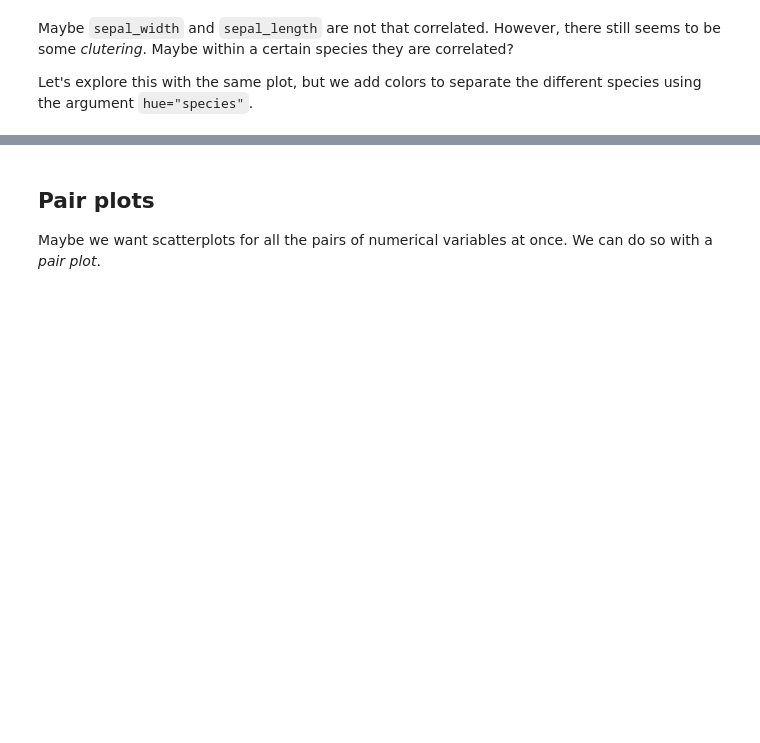
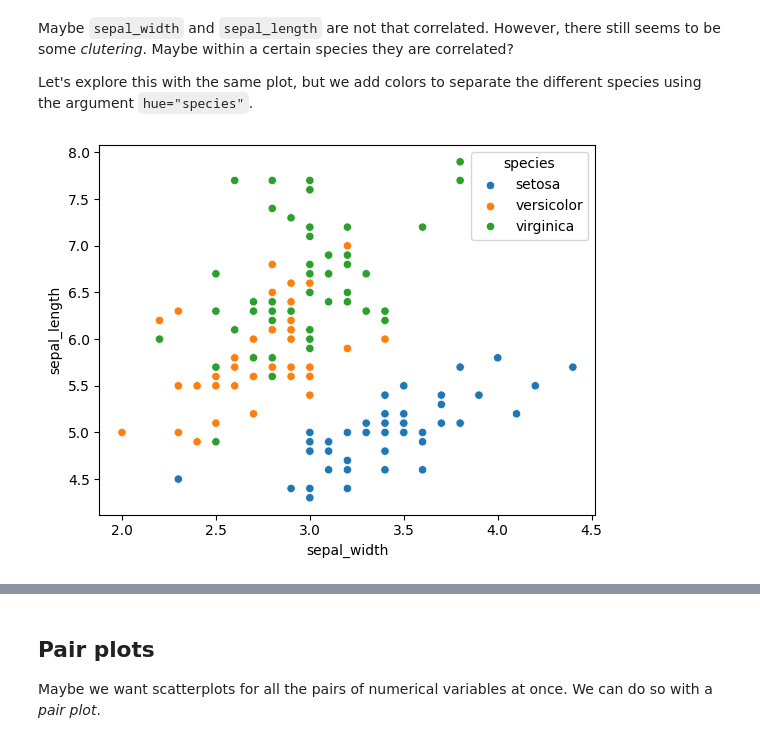
Before and after one commit to dymiyata/intro-to-ml-and-ai-2025-2026, a Jupyter notebook: intro_to_data_visualization.ipynb, the cells around one changed output, grey strips where cells are left out. Cells and saved outputs as stored; diff of their text form; code cells hidden in the pictures; blank space fills up the shorter version.

```diff
--- a/intro_to_data_visualization.ipynb
+++ b/intro_to_data_visualization.ipynb
@@ -112,3 +189,9 @@ Let's make a scatter plot with variables that seem strongly correlated.  Then an
 Maybe `sepal_width` and `sepal_length` are not that correlated.  However, there still seems to be some *clutering*.  Maybe within a certain species they are correlated?
 
 Let's explore this with the same plot, but we add colors to separate the different species using the argument `hue="species"`.
+# %%
+
+sns.scatterplot(x="sepal_width", y="sepal_length", data=df, hue="species")
+plt.show()
+# %% [output]
+[figure, added]
```
Also changed, not shown: parts of 25 cells of this notebook.
